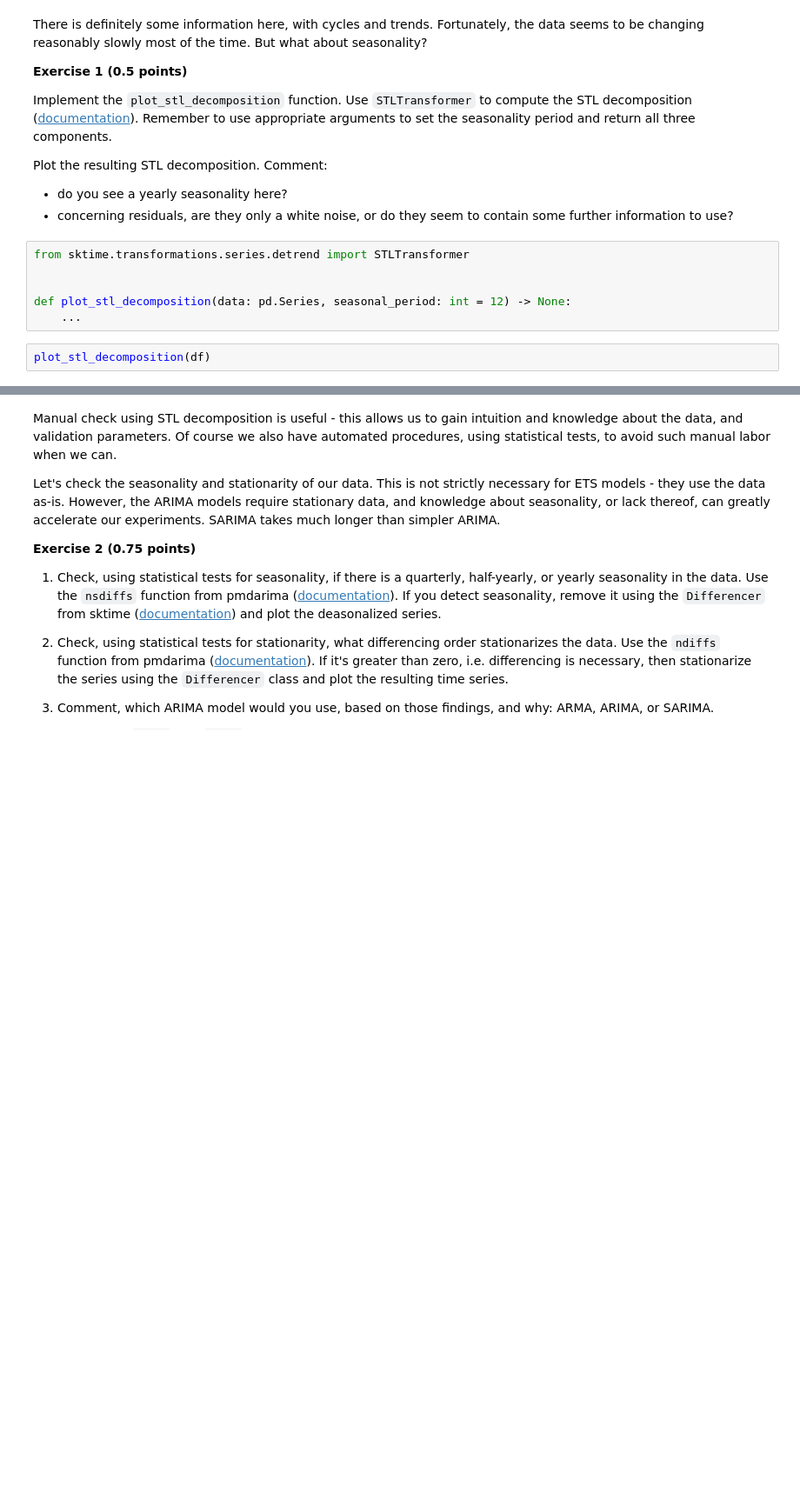
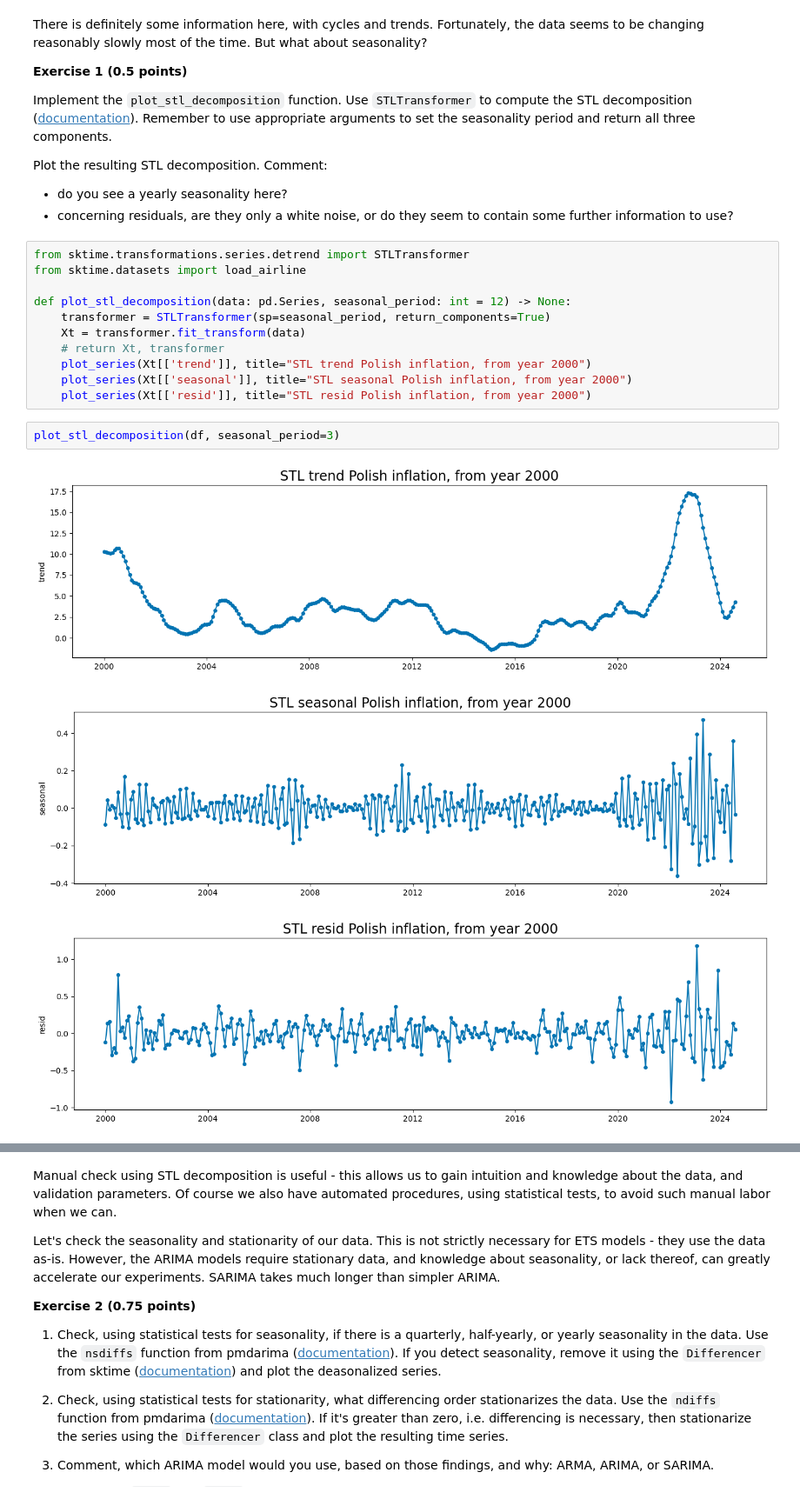
Before and after one commit to xsalonx/ml_time_series_forecasting_course, a Jupyter notebook: lab1_statistical_models/notebook_empty.ipynb, the cells around one changed output, grey strips where cells are left out. Shown at 87% size. Saved outputs shown, nothing was run; the diff lists cells and outputs as text; blank space fills up the shorter version.

```diff
--- a/lab1_statistical_models/notebook_empty.ipynb
+++ b/lab1_statistical_models/notebook_empty.ipynb
@@ -75,10 +97,19 @@ Plot the resulting STL decomposition. Comment:
 - concerning residuals, are they only a white noise, or do they seem to contain some further information to use?
 # %%
 from sktime.transformations.series.detrend import STLTransformer
-
+from sktime.datasets import load_airline
 
 def plot_stl_decomposition(data: pd.Series, seasonal_period: int = 12) -> None:
-    ...
+    transformer = STLTransformer(sp=seasonal_period, return_components=True)
+    Xt = transformer.fit_transform(data)
+    # return Xt, transformer
+    plot_series(Xt[['trend']], title="STL trend Polish inflation, from year 2000")
+    plot_series(Xt[['seasonal']], title="STL seasonal Polish inflation, from year 2000")
+    plot_series(Xt[['resid']], title="STL resid Polish inflation, from year 2000")
 # %%
-plot_stl_decomposition(df)
+plot_stl_decomposition(df, seasonal_period=3)
+# %% [output]
+[figure, added]
+[figure, added]
+[figure, added]
 # %% [markdown]
```
Also changed, not shown: parts of 12 cells of this notebook.
